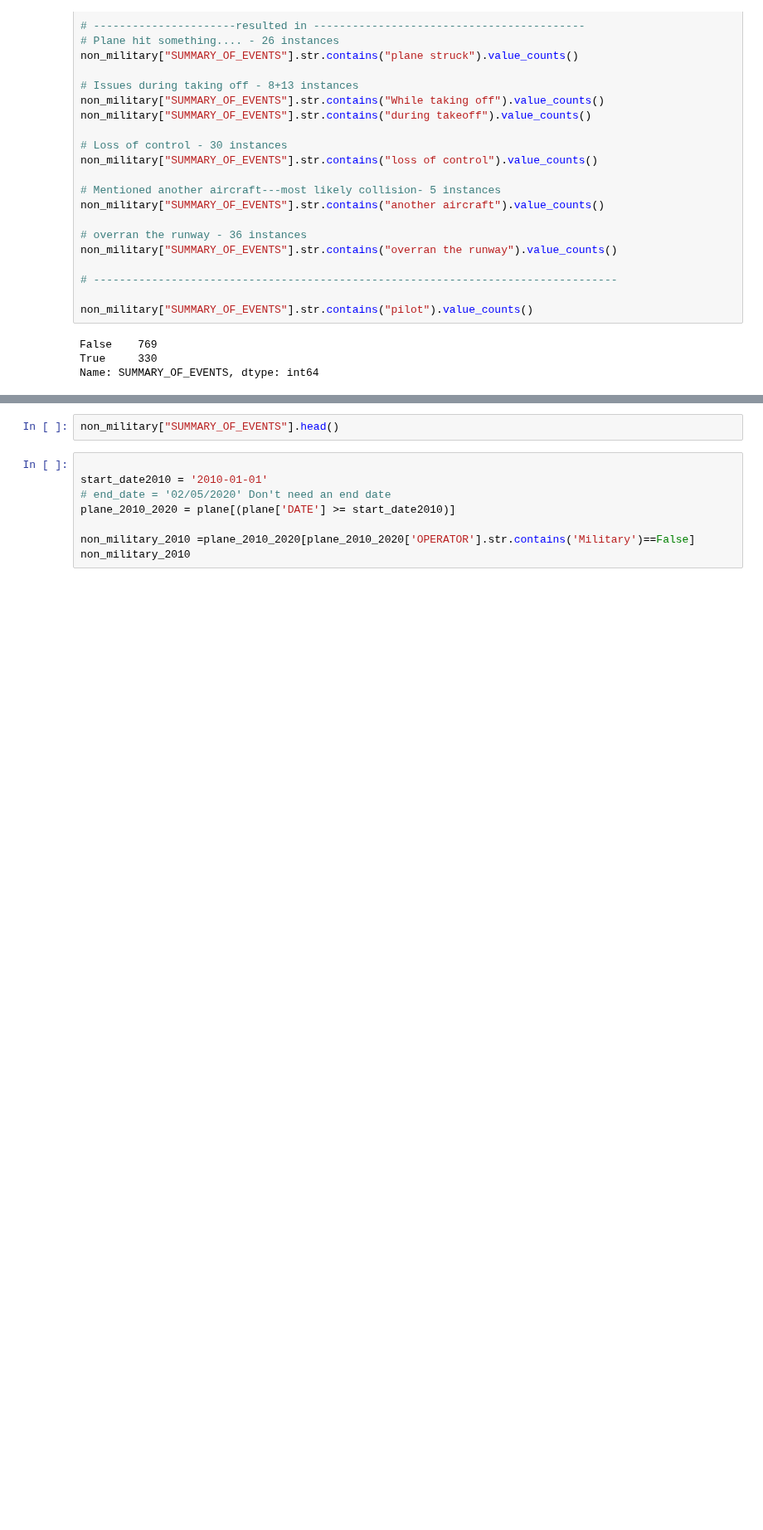
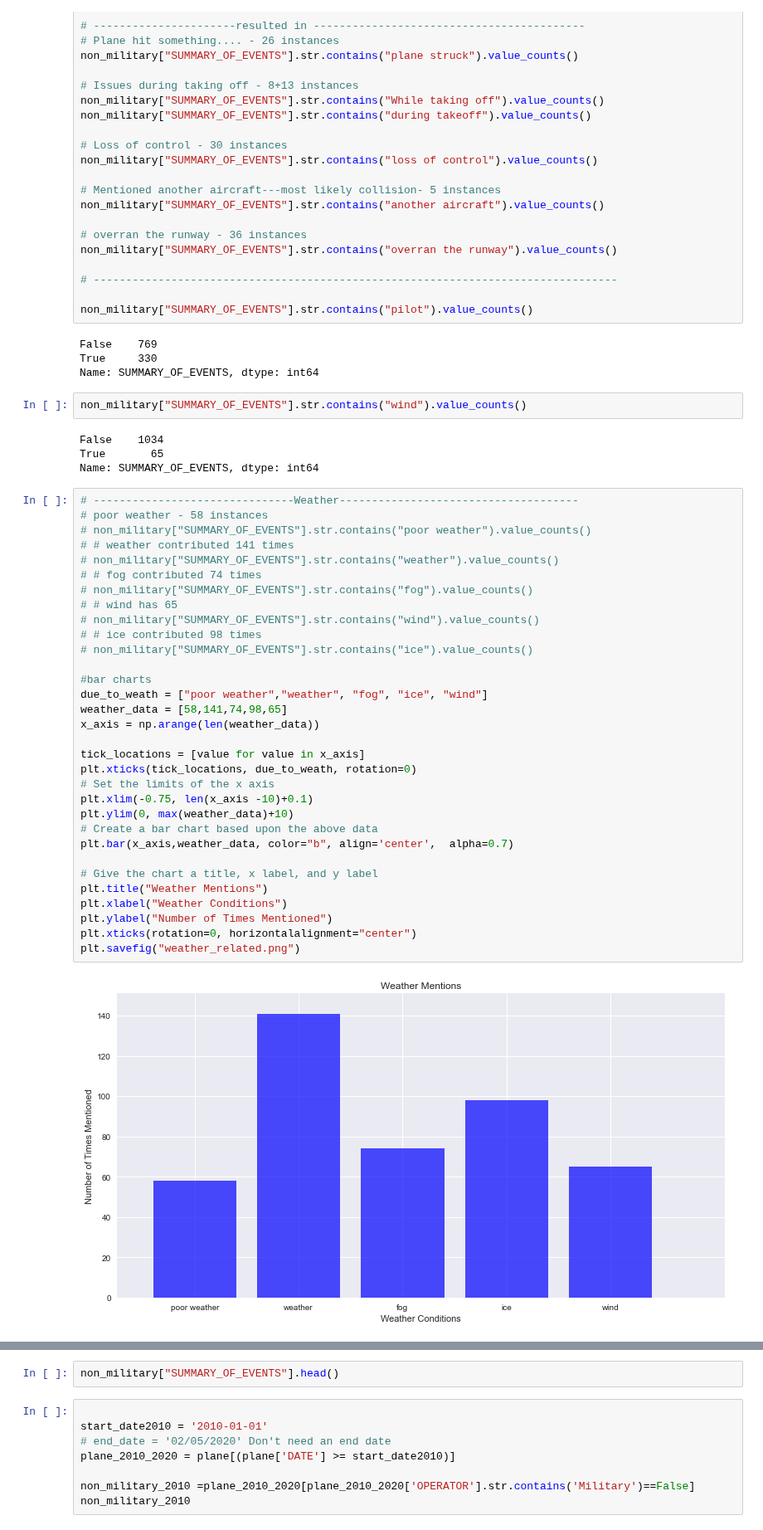
Before and after one commit to MZt92-ui/Project-1-Group-3, a Jupyter notebook: plane crash.ipynb, the cells around one changed output, grey strips where cells are left out. Shown at 83% size. Drawn from its saved outputs; the diff is of its cells as text; blank space fills up the shorter version.

```diff
--- a/plane crash.ipynb
+++ b/plane crash.ipynb
@@ -485,3 +478,43 @@ non_military["SUMMARY_OF_EVENTS"].str.contains("pilot").value_counts()
 False    769
 True     330
 Name: SUMMARY_OF_EVENTS, dtype: int64
+# %%
+non_military["SUMMARY_OF_EVENTS"].str.contains("wind").value_counts()
+# %% [output]
+False    1034
+True       65
+Name: SUMMARY_OF_EVENTS, dtype: int64
+# %%
+# -------------------------------Weather-------------------------------------
+# poor weather - 58 instances
+# non_military["SUMMARY_OF_EVENTS"].str.contains("poor weather").value_counts()
+# # weather contributed 141 times
+# non_military["SUMMARY_OF_EVENTS"].str.contains("weather").value_counts()
+# # fog contributed 74 times
+# non_military["SUMMARY_OF_EVENTS"].str.contains("fog").value_counts()
+# # wind has 65
+# non_military["SUMMARY_OF_EVENTS"].str.contains("wind").value_counts()
+# # ice contributed 98 times
+# non_military["SUMMARY_OF_EVENTS"].str.contains("ice").value_counts()
+
+#bar charts
+due_to_weath = ["poor weather","weather", "fog", "ice", "wind"]
+weather_data = [58,141,74,98,65]
+x_axis = np.arange(len(weather_data))
+
+tick_locations = [value for value in x_axis]
+plt.xticks(tick_locations, due_to_weath, rotation=0)
+# Set the limits of the x axis
+plt.xlim(-0.75, len(x_axis -10)+0.1)
+plt.ylim(0, max(weather_data)+10)
+# Create a bar chart based upon the above data
+plt.bar(x_axis,weather_data, color="b", align='center',  alpha=0.7)
+
+# Give the chart a title, x label, and y label
+plt.title("Weather Mentions")
+plt.xlabel("Weather Conditions")
+plt.ylabel("Number of Times Mentioned")
+plt.xticks(rotation=0, horizontalalignment="center")
+plt.savefig("weather_related.png")
+# %% [output]
+[figure, added]
```
Also changed, not shown: parts of 9 cells of this notebook, 7 other files.
